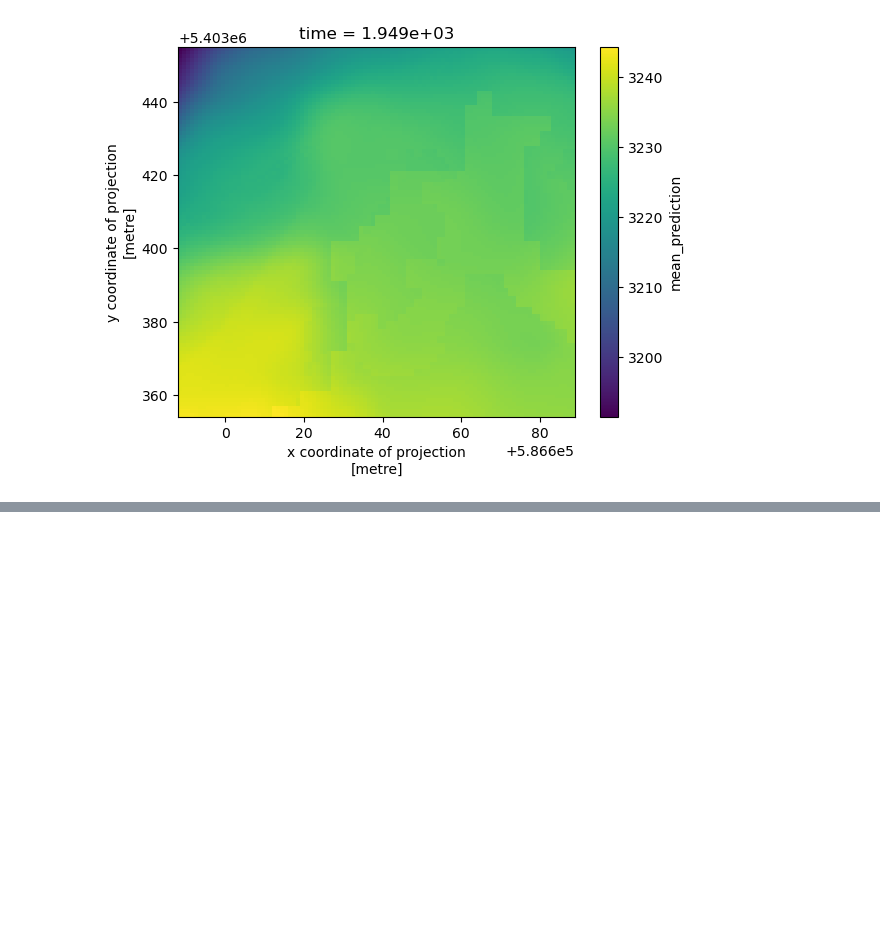
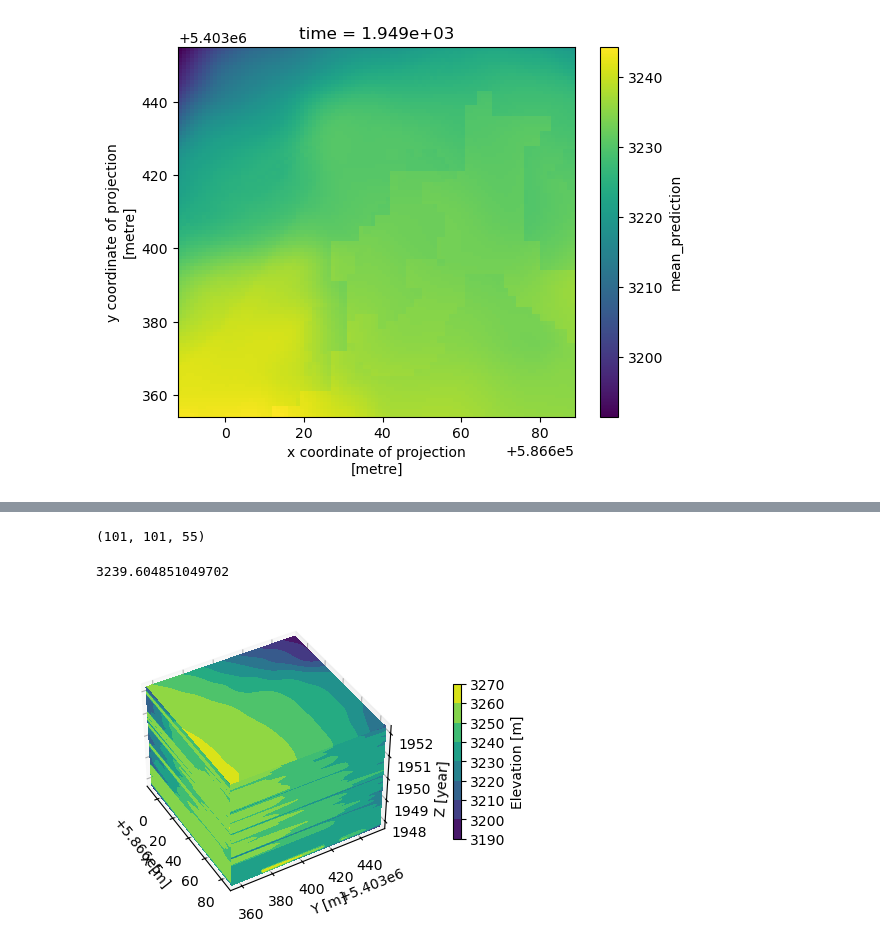
Before and after one commit to geo-smart/spacetime-elevation, a Jupyter notebook: contributors/emmaL/space_time.ipynb, the cells around one changed output, grey strips where cells are left out. Drawn from its saved outputs; the diff is of its cells as text; code cells hidden in the pictures; blank space fills up the shorter version.

```diff
--- a/contributors/emmaL/space_time.ipynb
+++ b/contributors/emmaL/space_time.ipynb
@@ -410,0 +594,2 @@ ds_result['mean_prediction'].isel(time=1).plot();
+# %%
+time = small_baker_ds_train['band1'].time.values
@@ -410,0 +611,44 @@ ds_result['mean_prediction'].isel(time=1).plot();
+# %%
+x = small_baker_ds_train['band1'].x.values
+y = small_baker_ds_train['band1'].y.values
+X,Y,Z = np.meshgrid(x,y,time)
+# data_toplot[data_toplot == inf | data_toplot==-inf] = np.nan
+# data_toplot = data_toplot[~np.isnan(data_toplot)]
+data_toplot[np.isnan(data_toplot)] = data_toplot[mask].mean()
+data_toplot.shape
+# %% [output]
+(101, 101, 55)
+# %%
+X,Y,Z = np.meshgrid(x,y,time)
+np.unique(np.isnan(Z))
+data_toplot.mean()
+# %% [output]
+3239.604851049702
+# %%
+kw = {
+    'vmin': data_toplot.min(),
+    'vmax': data_toplot.max(),
+    'levels': np.linspace(data_toplot.min(), data_toplot.max(), 10),
+}
+
+fig = plt.figure(figsize=(5, 4))
+ax = fig.add_subplot(111, projection='3d')
+_ = ax.contourf(
+    X[:, :, -1], Y[:, :, -1], data_toplot[:, :, -1],zdir='z',offset=Z.max())
+_ = ax.contourf(
+    X[0, :, :],data_toplot[0, :, :],Z[0, :, :], zdir='y',offset=Y.min())
+C = ax.contourf(
+    data_toplot[:, -1, :], Y[:, -1, :], Z[:, -1, :],zdir='x',offset=X.max())
+ax.set(
+    xlabel='X [m]',
+    ylabel='Y [m]',
+    zlabel='Z [year]',
+    # zticks=[0, -150, -300, -450],
+)
+ax.set(xlim=[xmin, xmax], ylim=[ymin, ymax], zlim=[zmin, zmax])
+fig.colorbar(C, ax=ax, fraction=0.02, pad=0.1, label='Elevation [m]')
+ax.view_init(40, -30, 0)
+ax.set_box_aspect(None, zoom=0.9)
+plt.show()
+# %% [output]
+[figure, added]
```
Also changed, not shown: parts of 70 cells of this notebook.
